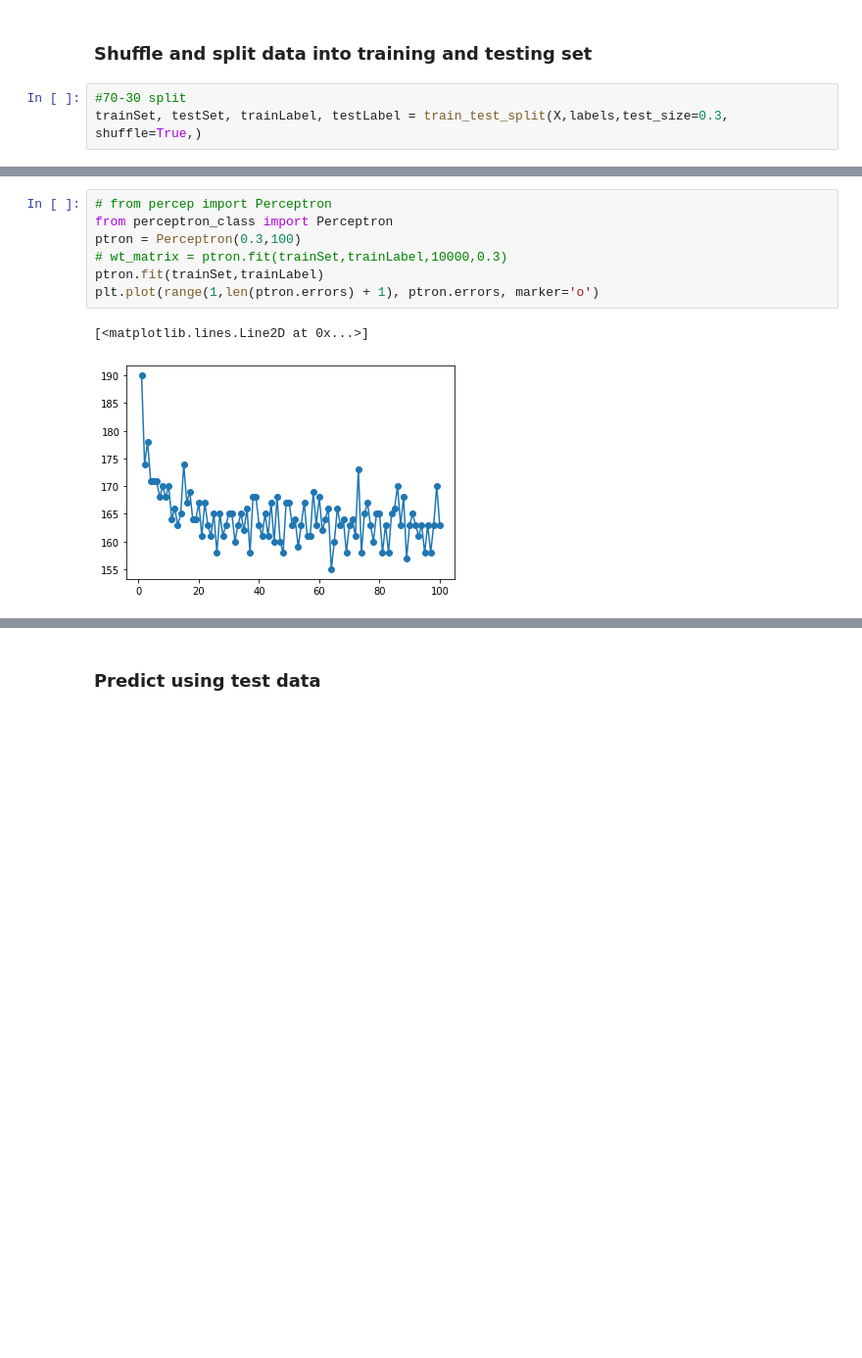
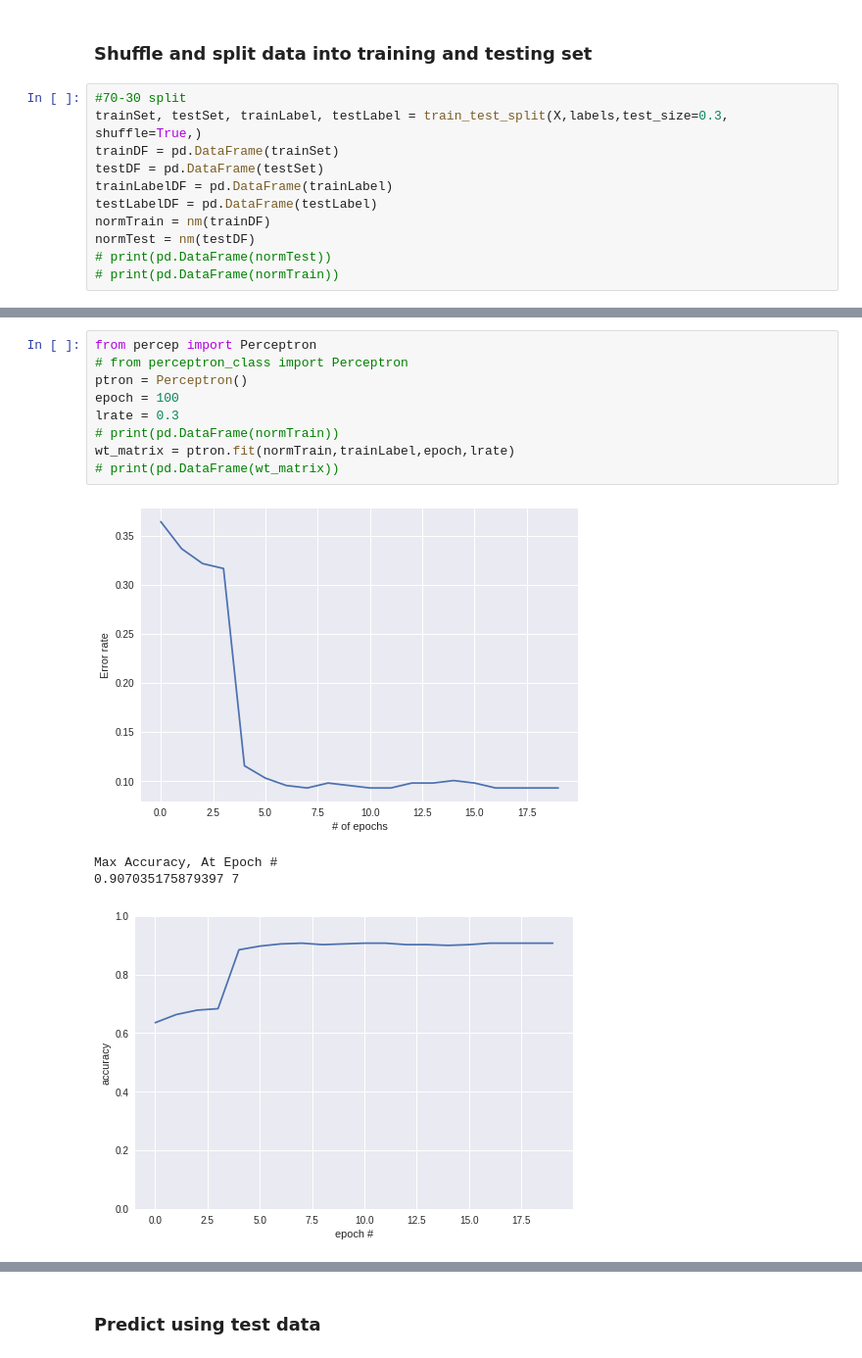
Before and after one commit to frank8922/ECE548, a Jupyter notebook: perceptron/perceptron.ipynb, the cells around one changed output, grey strips where cells are left out. Shown at 98% size. Drawn from its saved outputs; the diff is of its cells as text; blank space fills up the shorter version.

Commit message:
fixed graphs and preprocessed data

```diff
--- a/perceptron/perceptron.ipynb
+++ b/perceptron/perceptron.ipynb
@@ -69,5 +67,13 @@ Name: class, dtype: int64
 # %%
 #70-30 split
 trainSet, testSet, trainLabel, testLabel = train_test_split(X,labels,test_size=0.3, shuffle=True,)
+trainDF = pd.DataFrame(trainSet)
+testDF = pd.DataFrame(testSet)
+trainLabelDF = pd.DataFrame(trainLabel)
+testLabelDF = pd.DataFrame(testLabel)
+normTrain = nm(trainDF)
+normTest = nm(testDF)
+# print(pd.DataFrame(normTest))
+# print(pd.DataFrame(normTrain))
 # %% [markdown]
 ### Implement PLA on data
@@ -75,11 +81,15 @@ trainSet, testSet, trainLabel, testLabel = train_test_split(X,labels,test_size=0
-# %%
-# from percep import Perceptron
-from perceptron_class import Perceptron
-ptron = Perceptron(0.3,100)
-# wt_matrix = ptron.fit(trainSet,trainLabel,10000,0.3)
-ptron.fit(trainSet,trainLabel)
-plt.plot(range(1,len(ptron.errors) + 1), ptron.errors, marker='o')
-# %% [output]
-[<matplotlib.lines.Line2D at 0x...>]
-[figure, removed]
+# %%
+from percep import Perceptron
+# from perceptron_class import Perceptron
+ptron = Perceptron()
+epoch = 100
+lrate = 0.3
+# print(pd.DataFrame(normTrain))
+wt_matrix = ptron.fit(normTrain,trainLabel,epoch,lrate)
+# print(pd.DataFrame(wt_matrix))
+# %% [output]
+[figure, added]
+Max Accuracy, At Epoch #
+0.907035175879397 7
+[figure, added]
 # %% [markdown]
```
Also changed, not shown: parts of 6 cells of this notebook, 3 other files.
